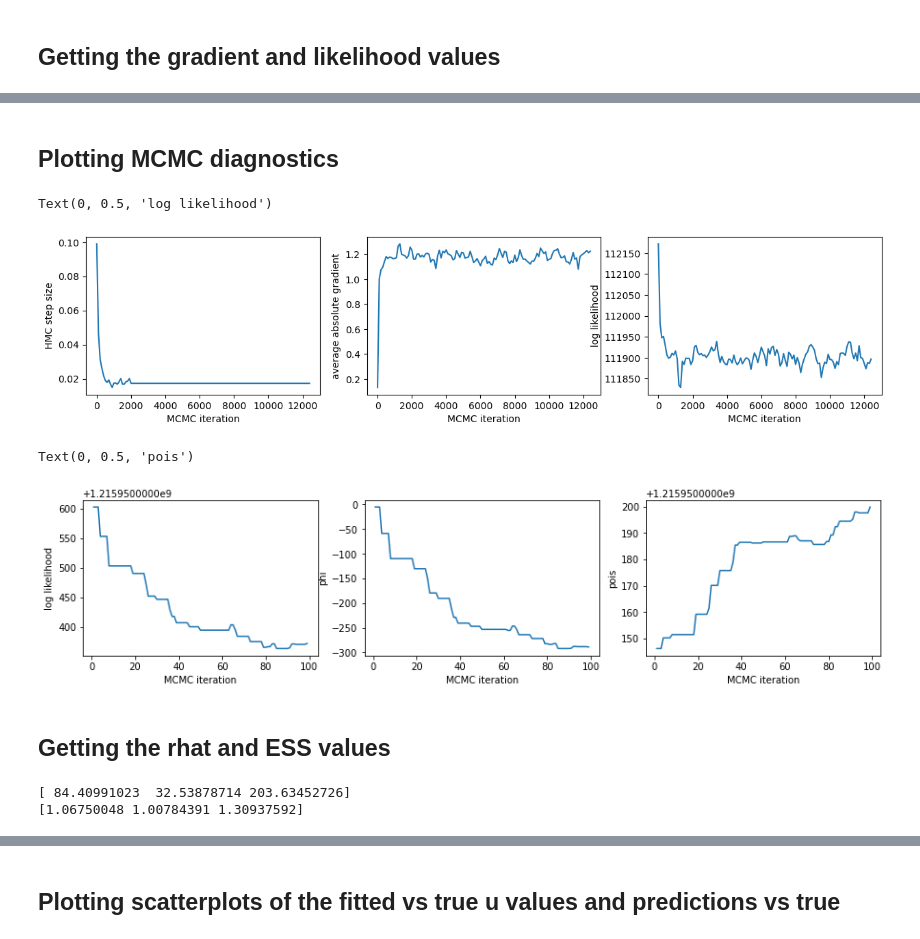
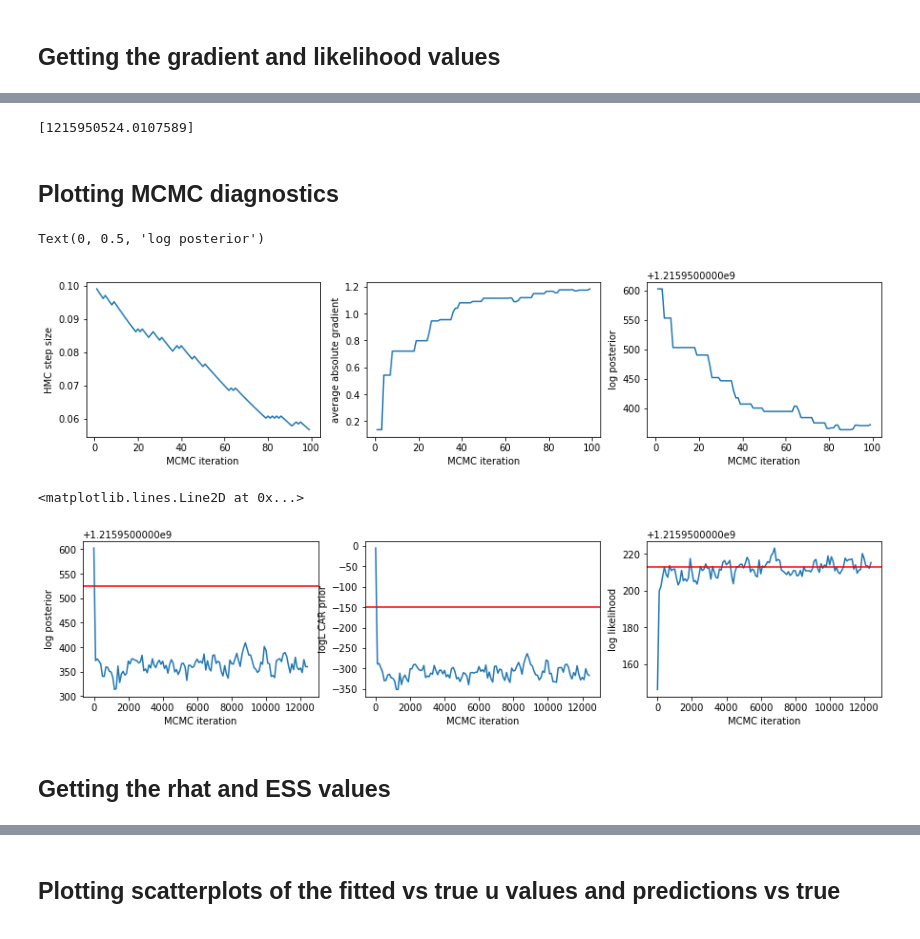
Before and after one commit to nickblink/pop_ensemble, a Jupyter notebook: code/train2010 - CAR.ipynb, the cells around one changed output, grey strips where cells are left out. Cells and saved outputs as stored; diff of their text form; code cells hidden in the pictures.

Commit message:
Updatiing likelihood plots

```diff
--- a/code/train2010 - CAR.ipynb
+++ b/code/train2010 - CAR.ipynb
@@ -35,6 +35,6 @@ DEFAULT_MCMC_CONFIG = dict(step_size=mcmc_step_size,
 #### Running with HMC
 # %%
 mcmc_config = DEFAULT_MCMC_CONFIG.copy()
-mcmc_config.update(dict(burnin = 0, num_steps = 12_500, nchain = 5,
+mcmc_config.update(dict(burnin = 2_500, num_steps = 12_500, nchain = 5,
                         kernel_type = 'hmc', step_adaptor_type = 'simple'))
 mcmc_config
@@ -120,13 +85,6 @@ with open(local_dir + 'CAR_samples_NY_n10000_fakedata_30sd_2models_June292023.pi
   pickle.dump(res_dict, results_file)
 # %% [markdown]
 ### Loading results and analyzing
-# %%
-local_dir = 'C:/Users/Admin-Dell/Dropbox/Nick_Cranston/HSPH/Research/Nethery Project/Data/'
-#local_dir = 'C:/Users/nickl/Dropbox/Nick_Cranston/HSPH/Research/Nethery Project/Data/'
-file = local_dir + 'CAR_samples_NY_n10000_fakedata_2models_June292023.pickle'
-with open(file, "rb") as input_file:
-     #CAR_samples, chain_samples, sampler_stat, mcmc_config, phi_true, u_true, data_sub = pickle.load(input_file)
-    res_dict = pickle.load(input_file)
 # %%
 #local_dir = 'C:/Users/Admin-Dell/Dropbox/Nick_Cranston/HSPH/Research/Nethery Project/Data/'
 local_dir = 'C:/Users/nickl/Dropbox/Nick_Cranston/HSPH/Research/Nethery Project/Data/'
@@ -168,7 +100,8 @@ phi_to_u(res_dict['CAR_samples'][0][:,:,499]) - res_dict['u_true'], phi_to_u(res
 # %%
 target_log_prob_fn = get_log_prob_from_results(res_dict)
-res = pull_gradient_wrapper(res_dict['chain_samples'], target_log_prob_fn, skip_val = 1, max_iter =  100, step_sizes = res_dict['sampler_stat'][0].numpy())
-res
+res_100 = pull_gradient_wrapper(res_dict['chain_samples'], target_log_prob_fn, skip_val = 1, max_iter =  100, step_sizes = res_dict['sampler_stat'][0].numpy())
+res_full = pull_gradient_wrapper(res_dict['chain_samples'], target_log_prob_fn, skip_val = 100, step_sizes = res_dict['sampler_stat'][0].numpy())
+res_100
 # %% [output]
 fixing tau2 and rho
 when adding in tau2 and rho, need to update the likelihood function!
@@ -188,3 +121,10 @@ when adding in tau2 and rho, need to update the likelihood function!
+# %%
+# making 5 copies of phi_true to test the likelihood
+phi_true = tf.constant(np.array([[res_dict['phi_true'].numpy()[0] for i in range(5)]]))
+true_vals = pull_gradient(phi_true, target_log_prob_fn)
+true_vals[1]
+# %% [output]
+[1215950524.0107589]
 # %% [markdown]
 ## Plotting MCMC diagnostics
 # %%
@@ -201,32 +141,36 @@ plt.xlabel('MCMC iteration')
 plt.ylabel('average absolute gradient')
 
 plt.subplot(1, 3, 3)
-plt.plot(res['iter'],res['logL'])
+plt.plot(res['iter'],res['log_posterior'])
 plt.xlabel('MCMC iteration')
-plt.ylabel('log likelihood')
+plt.ylabel('log posterior')
 # %% [output]
-Text(0, 0.5, 'log likelihood')
+Text(0, 0.5, 'log posterior')
-[figure, old version]
+[figure, new version]
 # %%
 plt.rcParams['figure.figsize'] = [15, 3]
+res = res_full
 
 plt.subplot(1, 3, 1)
-plt.plot(res['iter'],res['logL'])
+plt.plot(res['iter'],res['log_posterior'])
+plt.xlabel('MCMC iteration')
+plt.ylabel('log posterior')
+plt.axhline(y = true_vals[1], color = 'r', linestyle = '-')
+
+plt.subplot(1, 3, 2)
+plt.plot(res['iter'],res['logL_CAR_prior'])
+plt.xlabel('MCMC iteration')
+plt.ylabel('logL CAR prior')
+plt.axhline(y = true_vals[3], color = 'r', linestyle = '-')
+
+plt.subplot(1, 3, 3)
+plt.plot(res['iter'],res['log_likelihood'])
 plt.xlabel('MCMC iteration')
 plt.ylabel('log likelihood')
-
-plt.subplot(1, 3, 2)
-plt.plot(res['iter'],res['phi_logL'])
-plt.xlabel('MCMC iteration')
-plt.ylabel('phi')
-
-plt.subplot(1, 3, 3)
-plt.plot(res['iter'],res['Pois_logL'])
-plt.xlabel('MCMC iteration')
-plt.ylabel('pois')
+plt.axhline(y = true_vals[5], color = 'r', linestyle = '-')
 # %% [output]
-Text(0, 0.5, 'pois')
+<matplotlib.lines.Line2D at 0x...>
-[figure, old version]
+[figure, new version]
 # %% [markdown]
 ## Getting the rhat and ESS values
 # %%
@@ -235,6 +179,3 @@ ESS = tfp.mcmc.effective_sample_size(u_samples, cross_chain_dims = 1).numpy()
 rhat = tfp.mcmc.potential_scale_reduction(res_dict['chain_samples'], independent_chain_ndims=1).numpy()
 print(np.quantile(ESS, [0.5, 0.025, 0.975]))
 print(np.quantile(rhat, [0.5, 0.025, 0.975]))
-# %% [output]
-[ 84.40991023  32.53878714 203.63452726]
-[1.06750048 1.00784391 1.30937592]
```
Also changed, not shown: parts of 16 cells of this notebook.
